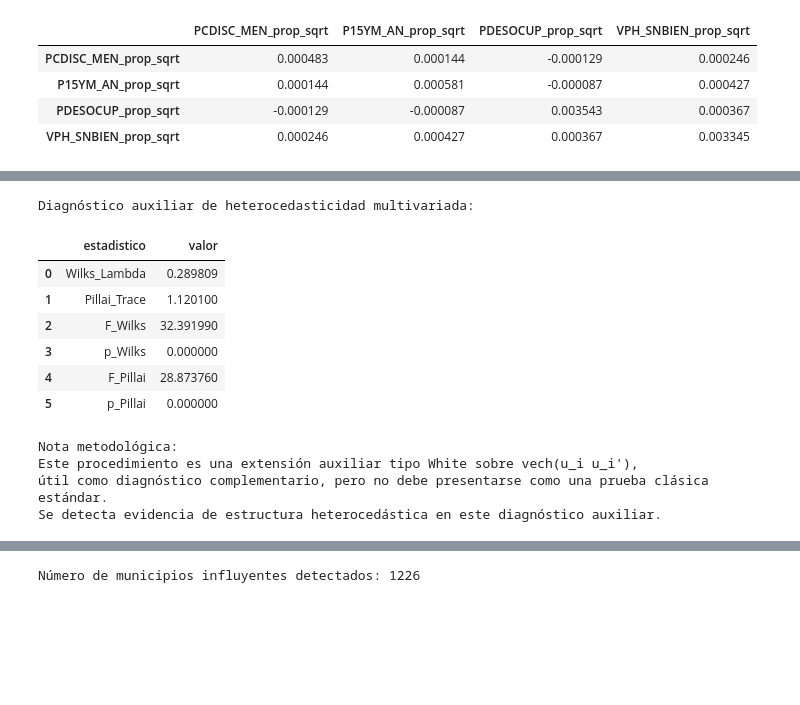
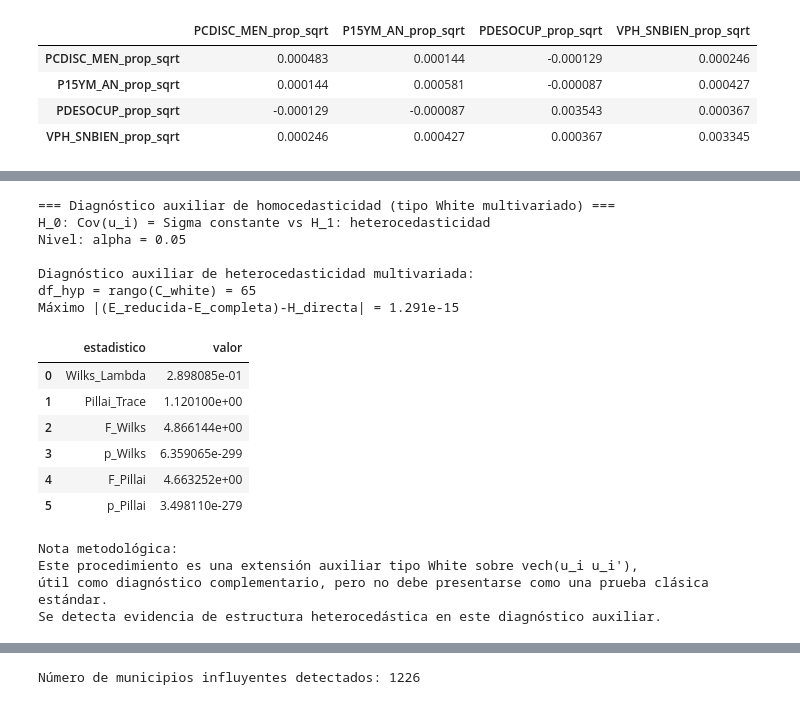
Before and after one commit to israelcervantes31416/regresion-multivariada-censo2020, a Jupyter notebook: regresion_multivariada_censo2020.ipynb, the cells around one changed output, grey strips where cells are left out. Cells and saved outputs as stored; diff of their text form; code cells hidden in the pictures; blank space fills up the shorter version.

```diff
--- a/regresion_multivariada_censo2020.ipynb
+++ b/regresion_multivariada_censo2020.ipynb
@@ -1267,15 +1463,13 @@ Resumen descriptivo de D² residual:
 # ==========================================
 
 # --- Marco inferencial: homocedasticidad multivariada ---
-# H_0: Cov(u_i) = Sigma  es constante para todo i  (homocedasticidad)
-# H_1: la covarianza residual depende de las covariables (heterocedasticidad)
-# Diagnostico auxiliar tipo White multivariado sobre vech(u_i u_i').
-# Regla: rechazar H_0 si p_pillai_auxiliar < alpha.
-print("=== Diagnostico auxiliar de homocedasticidad (tipo White multivariado) ===")
-print("H_0: Cov(u_i) = Sigma constante   vs   H_1: heterocedasticidad")
+# H_0: Cov(u_i) = Sigma es constante para todo i
+# H_1: la covarianza residual depende de las covariables
+# Diagnóstico auxiliar tipo White multivariado sobre vech(u_i u_i').
+print("=== Diagnóstico auxiliar de homocedasticidad (tipo White multivariado) ===")
+print("H_0: Cov(u_i) = Sigma constante vs H_1: heterocedasticidad")
 print(f"Nivel: alpha = {ALPHA}")
 print()
-
 
 G = []
 for i in range(n):
@@ -1284,8 +1478,10 @@ for i in range(n):
     G.append(Gi)
 
 G = np.vstack(G)
+W, W_names = make_white_design(Z)
 
-W, W_names = make_white_design(Z)
+if matrix_rank(W) < W.shape[1]:
+    raise ValueError("La matriz de diseño del diagnóstico White no tiene rango completo.")
 
 fit_aux_full = fit_multivariate_ols(W, G)
 E_aux_full = fit_aux_full["E_mat"]
@@ -1294,44 +1490,71 @@ W_reduced = W[:, [0]]
 fit_aux_red = fit_multivariate_ols(W_reduced, G)
 E_aux_red = fit_aux_red["E_mat"]
 
-H_aux = E_aux_red - E_aux_full
-stats_white = multivariate_test_stats(E_aux_full, H_aux, fit_aux_full["gl_error"])
+C_white = np.column_stack([np.zeros((W.shape[1] - 1, 1)), np.eye(W.shape[1] - 1)])
+df_hyp_white = int(matrix_rank(C_white))
+H_aux_directa = hypothesis_sscp(
+    C_white, fit_aux_full["B_hat"], fit_aux_full["XtX_inv"]
+)
+H_aux_diferencia = E_aux_red - E_aux_full
+error_white = float(np.abs(H_aux_diferencia - H_aux_directa).max())
+
+if error_white >= 1e-8:
+    raise ValueError("No coincide la SSCP del diagnóstico auxiliar de White.")
+
+stats_white = multivariate_test_stats(
+    E_aux_full,
+    H_aux_directa,
+    df_hyp=df_hyp_white,
+    df_error=fit_aux_full["gl_error"]
+)
 
 white_df = pd.DataFrame({
-    "estadistico": ["Wilks_Lambda", "Pillai_Trace", "F_Wilks", "p_Wilks", "F_Pillai", "p_Pillai"],
+    "estadistico": [
+        "Wilks_Lambda", "Pillai_Trace", "F_Wilks", "p_Wilks", "F_Pillai", "p_Pillai"
+    ],
     "valor": [
         stats_white["Wilks"],
         stats_white["Pillai"],
         stats_white["F_Wilks"],
         stats_white["p_Wilks"],
         stats_white["F_Pillai"],
         stats_white["p_Pillai"]
     ]
 })
 
 print("Diagnóstico auxiliar de heterocedasticidad multivariada:")
+print(f"df_hyp = rango(C_white) = {df_hyp_white}")
+print(f"Máximo |(E_reducida-E_completa)-H_directa| = {error_white:.3e}")
 display(white_df)
 
 print(
     "Nota metodológica:\n"
     "Este procedimiento es una extensión auxiliar tipo White sobre vech(u_i u_i'),\n"
     "útil como diagnóstico complementario, pero no debe presentarse como una prueba clásica estándar."
 )
 
 if np.isfinite(stats_white["p_Pillai"]):
     if stats_white["p_Pillai"] < ALPHA:
         print("Se detecta evidencia de estructura heterocedástica en este diagnóstico auxiliar.")
     else:
         print("No se detecta heterocedasticidad multivariada sistemática en este diagnóstico auxiliar.")
+
+white_df.to_csv(OUTPUT_DIR / "diagnostico_white_auxiliar.csv", index=False)
 # %% [output]
+=== Diagnóstico auxiliar de homocedasticidad (tipo White multivariado) ===
+H_0: Cov(u_i) = Sigma constante vs H_1: heterocedasticidad
+Nivel: alpha = 0.05
+
 Diagnóstico auxiliar de heterocedasticidad multivariada:
+df_hyp = rango(C_white) = 65
+Máximo |(E_reducida-E_completa)-H_directa| = 1.291e-15
 |  | estadistico | valor |
-| 0 | Wilks_Lambda | 0.289809 |
-| 1 | Pillai_Trace | 1.120100 |
-| 2 | F_Wilks | 32.391990 |
-| 3 | p_Wilks | 0.000000 |
-| 4 | F_Pillai | 28.873760 |
-| 5 | p_Pillai | 0.000000 |
+| 0 | Wilks_Lambda | 2.898085e-01 |
+| 1 | Pillai_Trace | 1.120100e+00 |
+| 2 | F_Wilks | 4.866144e+00 |
+| 3 | p_Wilks | 6.359065e-299 |
+| 4 | F_Pillai | 4.663252e+00 |
+| 5 | p_Pillai | 3.498110e-279 |
 Nota metodológica:
 Este procedimiento es una extensión auxiliar tipo White sobre vech(u_i u_i'),
 útil como diagnóstico complementario, pero no debe presentarse como una prueba clásica estándar.
```
Also changed, not shown: parts of 11 cells of this notebook, 2 other files.
